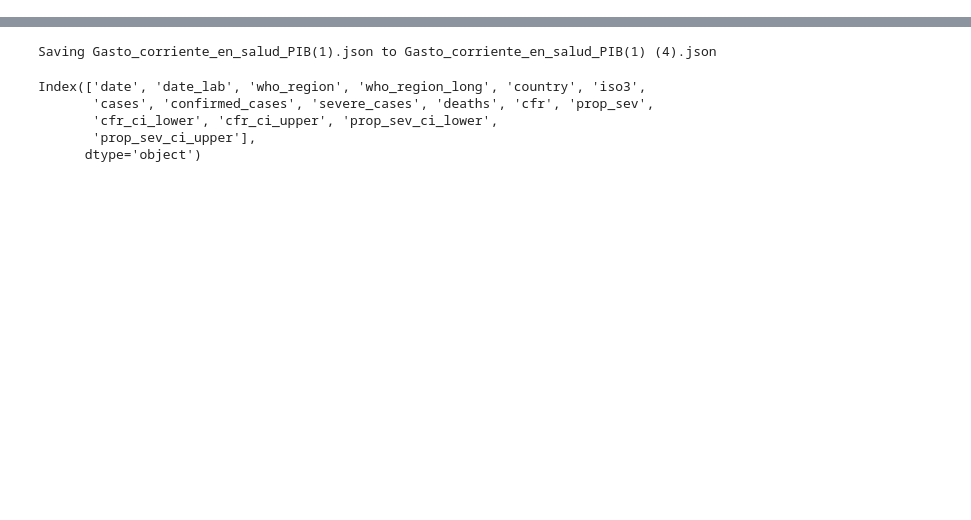
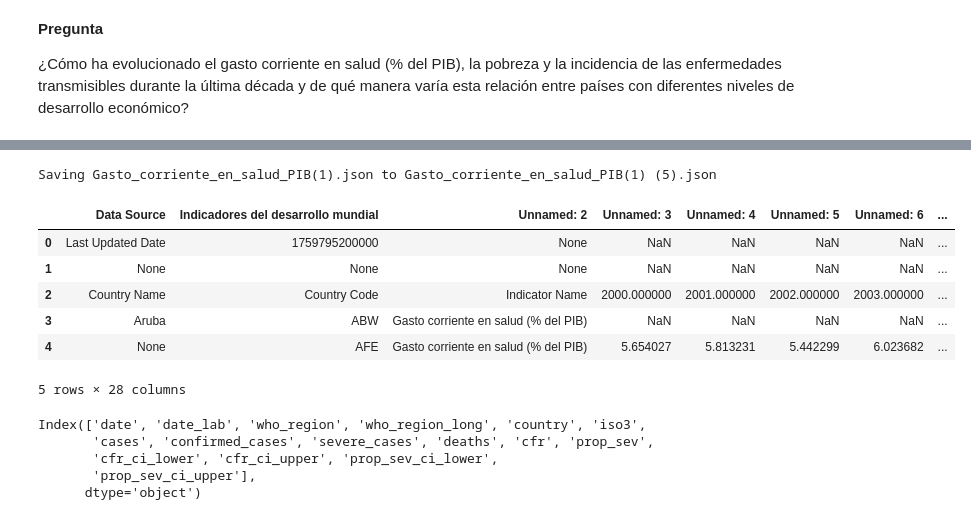
Before and after one commit to Gusjh09/proyectoiiprograii, a Jupyter notebook: Proyecto_II.ipynb, the cells around one changed output, grey strips where cells are left out. Cells and saved outputs as stored; diff of their text form; code cells hidden in the pictures; blank space fills up the shorter version.

```diff
--- a/Proyecto_II.ipynb
+++ b/Proyecto_II.ipynb
@@ -7,18 +9,37 @@ pendiente
+# %% [markdown]
+**Pregunta**
+
+¿Cómo ha evolucionado el gasto corriente en salud (% del PIB), la pobreza y la incidencia de las enfermedades transmisibles durante la última década y de qué manera varía esta relación entre países con diferentes niveles de desarrollo económico?
 # %%
 #Importación de las librerías y carga de los datas frames
 
 import pandas as pd
 import numpy as np
 
 from google.colab import files
 
 
 uploaded=files.upload()
-df_dengue=pd.read_excel('dengue-global-data-2025-11-12.xlsx')
-df_gasto_salud= pd.read_json("/content/Gasto_corriente_en_salud_PIB(1).json")
+
+#df_dengue=pd.read_excel("dengue-global-data-2025-11-12.xlsx")
+
+#df_HIV=pd.read_excel("HIV_estimates_from_1990-to-present.xlsx")
+df_gasto_salud = pd.read_json("Gasto_corriente_en_salud_PIB(1).json")
+df_gasto_salud.head()
+
+#df_indice_pobreza=pd.read_csv("indice de pobreza global.csv")
+
+#df_tuberculosis=pd.read_csv("number-of-tuberculosis-cases.csv")
 # %% [output]
 [interactive output not drawn]
-Saving Gasto_corriente_en_salud_PIB(1).json to Gasto_corriente_en_salud_PIB(1) (4).json
+Saving Gasto_corriente_en_salud_PIB(1).json to Gasto_corriente_en_salud_PIB(1) (5).json
+|  | Data Source | Indicadores del desarrollo mundial | Unnamed: 2 | Unnamed: 3 | Unnamed: 4 | Unnamed: 5 | Unnamed: 6 | ... |
+| 0 | Last Updated Date | 1759795200000 | None | NaN | NaN | NaN | NaN | ... |
+| 1 | None | None | None | NaN | NaN | NaN | NaN | ... |
+| 2 | Country Name | Country Code | Indicator Name | 2000.000000 | 2001.000000 | 2002.000000 | 2003.000000 | ... |
+| 3 | Aruba | ABW | Gasto corriente en salud (% del PIB) | NaN | NaN | NaN | NaN | ... |
+| 4 | None | AFE | Gasto corriente en salud (% del PIB) | 5.654027 | 5.813231 | 5.442299 | 6.023682 | ... |
+5 rows × 28 columns
 # %%
 df_dengue.columns
 # %% [output]
```
Also changed, not shown: parts of 44 cells of this notebook.
